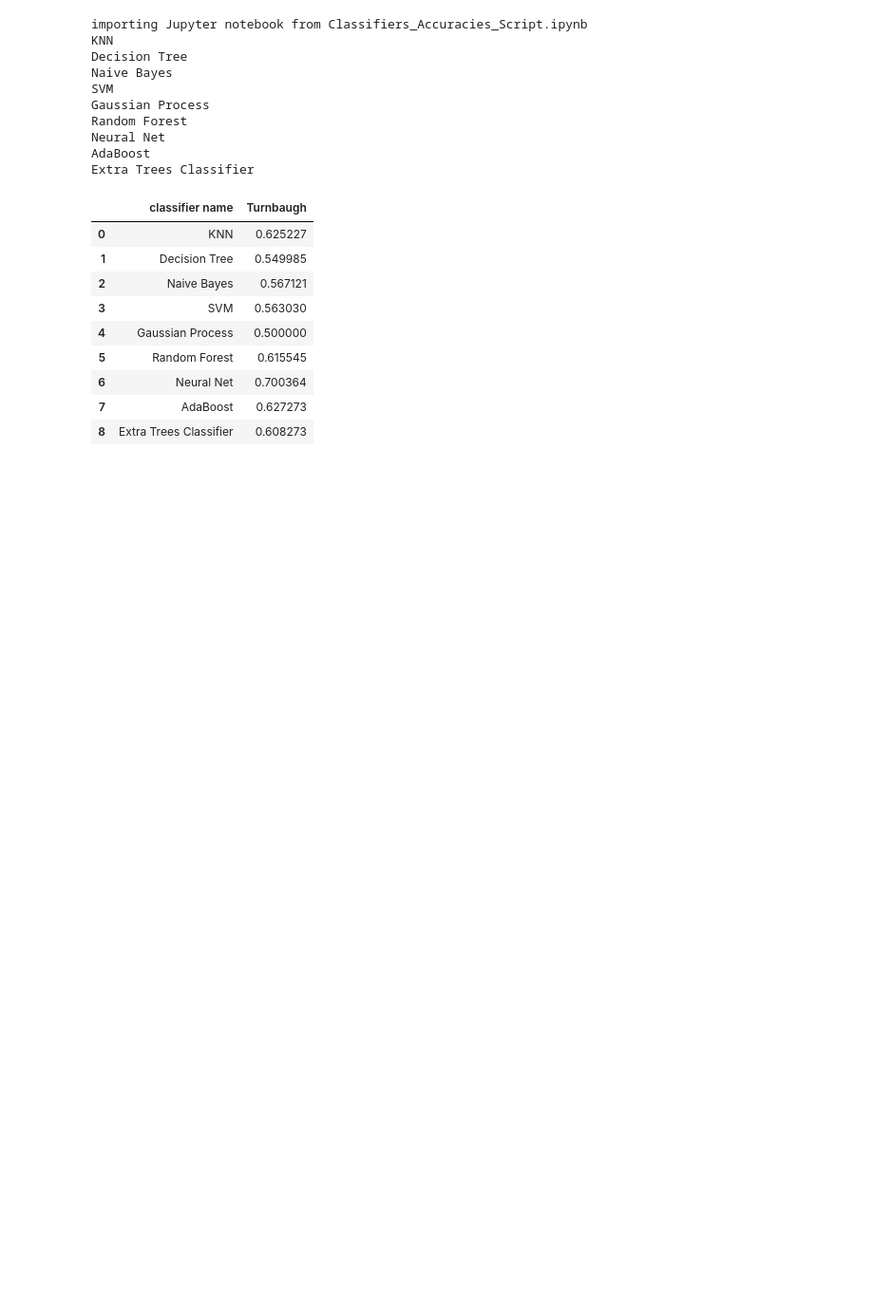
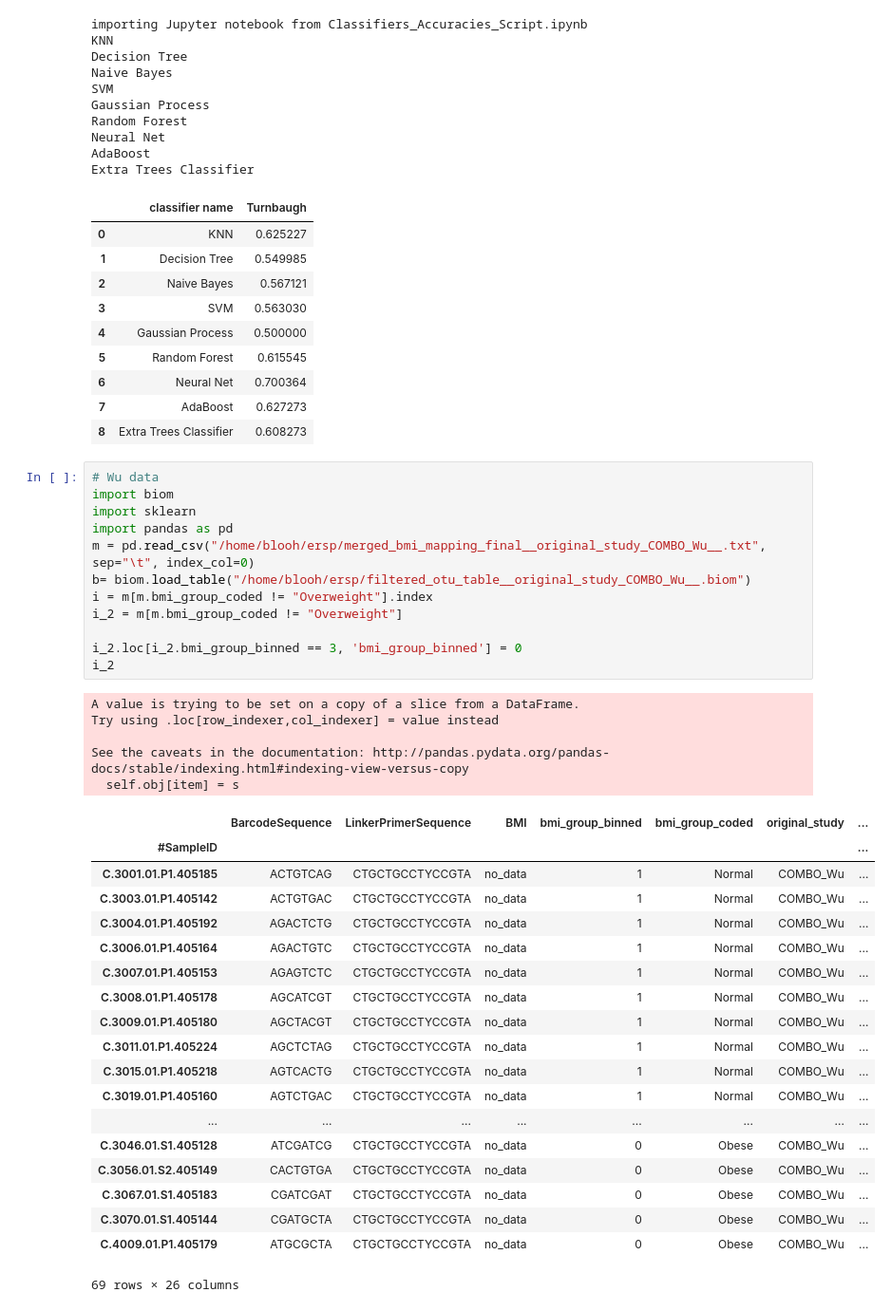
Before and after one commit to afcarl/PythonScript, a Jupyter notebook: Classifier_MainScript.ipynb, the cells around one changed output. Shown: that part at 95% size. Saved outputs shown, nothing was run; the diff lists cells and outputs as text; blank space fills up the shorter version.

```diff
--- a/Classifier_MainScript.ipynb
+++ b/Classifier_MainScript.ipynb
@@ -89,3 +89,40 @@ Extra Trees Classifier
 | 6 | Neural Net | 0.700364 |
 | 7 | AdaBoost | 0.627273 |
 | 8 | Extra Trees Classifier | 0.608273 |
+# %%
+# Wu data
+import biom
+import sklearn
+import pandas as pd
+m = pd.read_csv("/home/blooh/ersp/merged_bmi_mapping_final__original_study_COMBO_Wu__.txt", sep="\t", index_col=0)
+b= biom.load_table("/home/blooh/ersp/filtered_otu_table__original_study_COMBO_Wu__.biom")
+i = m[m.bmi_group_coded != "Overweight"].index
+i_2 = m[m.bmi_group_coded != "Overweight"]
+
+i_2.loc[i_2.bmi_group_binned == 3, 'bmi_group_binned'] = 0
+i_2
+# %% [output]
+A value is trying to be set on a copy of a slice from a DataFrame.
+Try using .loc[row_indexer,col_indexer] = value instead
+
+See the caveats in the documentation: http://pandas.pydata.org/pandas-docs/stable/indexing.html#indexing-view-versus-copy
+  self.obj[item] = s
+|  | BarcodeSequence | LinkerPrimerSequence | BMI | bmi_group_binned | bmi_group_coded | original_study | ... |
+| #SampleID |  |  |  |  |  |  | ... |
+| C.3001.01.P1.405185 | ACTGTCAG | CTGCTGCCTYCCGTA | no_data | 1 | Normal | COMBO_Wu | ... |
+| C.3003.01.P1.405142 | ACTGTGAC | CTGCTGCCTYCCGTA | no_data | 1 | Normal | COMBO_Wu | ... |
+| C.3004.01.P1.405192 | AGACTCTG | CTGCTGCCTYCCGTA | no_data | 1 | Normal | COMBO_Wu | ... |
+| C.3006.01.P1.405164 | AGACTGTC | CTGCTGCCTYCCGTA | no_data | 1 | Normal | COMBO_Wu | ... |
+| C.3007.01.P1.405153 | AGAGTCTC | CTGCTGCCTYCCGTA | no_data | 1 | Normal | COMBO_Wu | ... |
+| C.3008.01.P1.405178 | AGCATCGT | CTGCTGCCTYCCGTA | no_data | 1 | Normal | COMBO_Wu | ... |
+| C.3009.01.P1.405180 | AGCTACGT | CTGCTGCCTYCCGTA | no_data | 1 | Normal | COMBO_Wu | ... |
+| C.3011.01.P1.405224 | AGCTCTAG | CTGCTGCCTYCCGTA | no_data | 1 | Normal | COMBO_Wu | ... |
+| C.3015.01.P1.405218 | AGTCACTG | CTGCTGCCTYCCGTA | no_data | 1 | Normal | COMBO_Wu | ... |
+| C.3019.01.P1.405160 | AGTCTGAC | CTGCTGCCTYCCGTA | no_data | 1 | Normal | COMBO_Wu | ... |
+| ... | ... | ... | ... | ... | ... | ... | ... |
+| C.3046.01.S1.405128 | ATCGATCG | CTGCTGCCTYCCGTA | no_data | 0 | Obese | COMBO_Wu | ... |
+| C.3056.01.S2.405149 | CACTGTGA | CTGCTGCCTYCCGTA | no_data | 0 | Obese | COMBO_Wu | ... |
+| C.3067.01.S1.405183 | CGATCGAT | CTGCTGCCTYCCGTA | no_data | 0 | Obese | COMBO_Wu | ... |
+| C.3070.01.S1.405144 | CGATGCTA | CTGCTGCCTYCCGTA | no_data | 0 | Obese | COMBO_Wu | ... |
+| C.4009.01.P1.405179 | ATGCGCTA | CTGCTGCCTYCCGTA | no_data | 0 | Obese | COMBO_Wu | ... |
+69 rows × 26 columns
```
Also changed, not shown: parts of 2 cells of this notebook, 6 other files.
